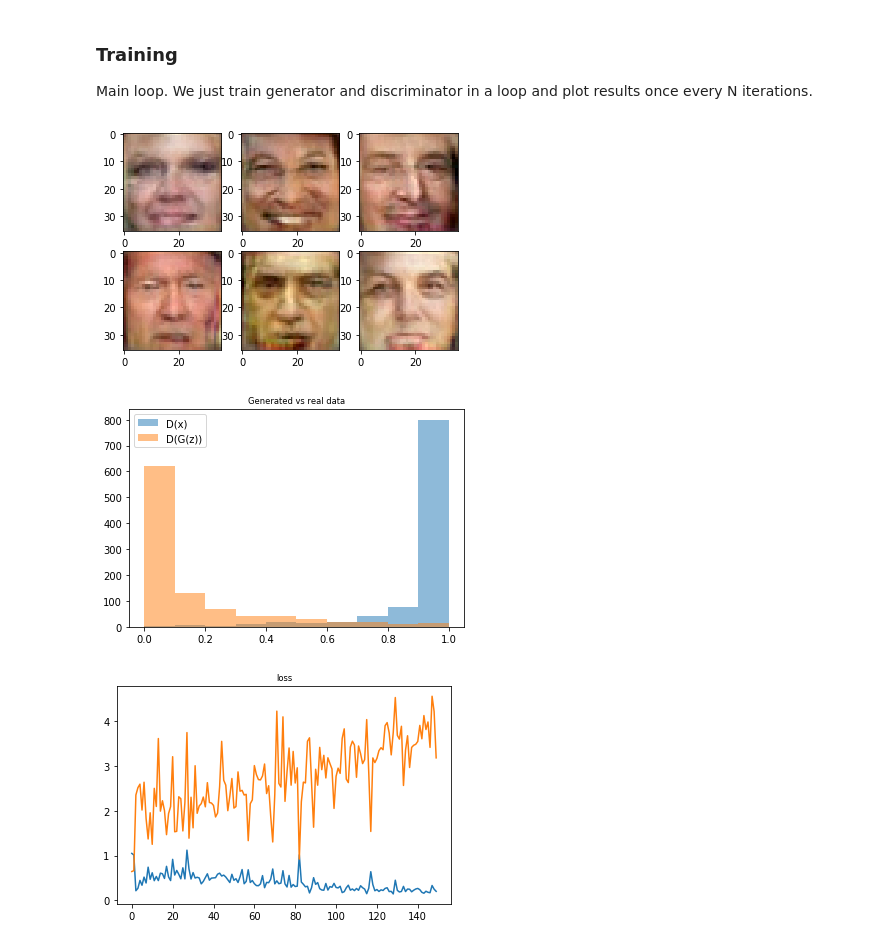
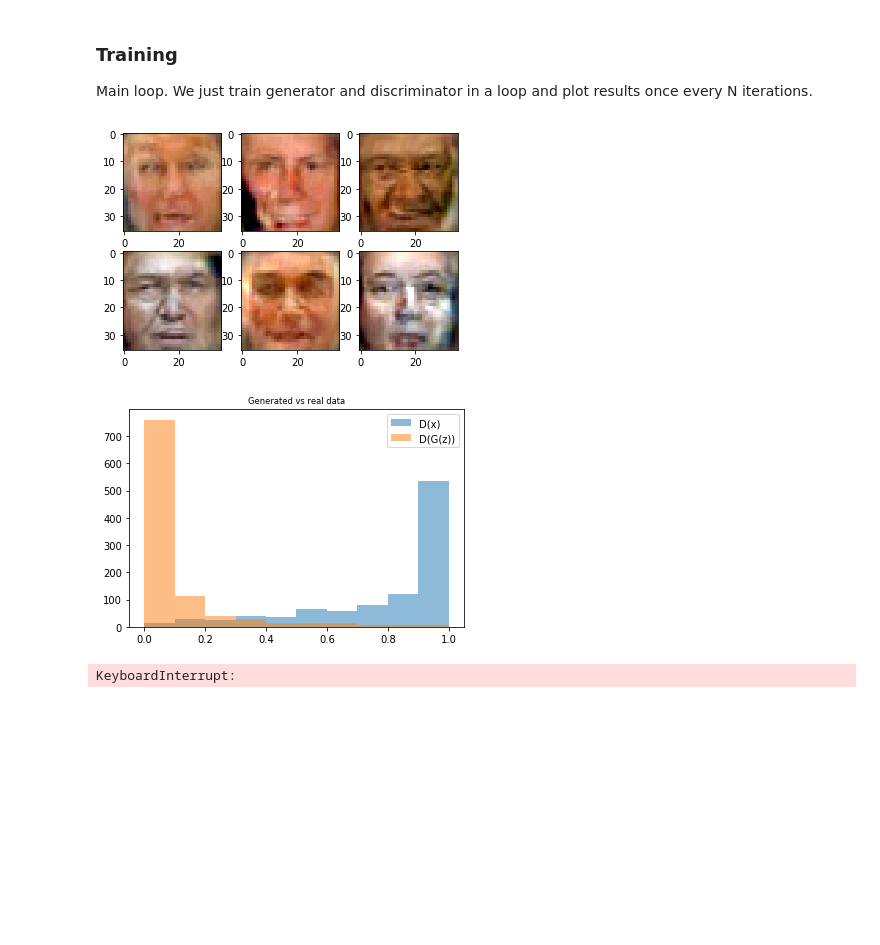
Before and after one commit to tsminhuang/coursera-advanced-machine-learning, a Jupyter notebook: intro-to-dl/week4/Adversarial-task.ipynb, the cells around one changed output. Cells and saved outputs as stored; diff of their text form; code cells hidden in the pictures; blank space fills up the shorter version.

```diff
--- a/intro-to-dl/week4/Adversarial-task.ipynb
+++ b/intro-to-dl/week4/Adversarial-task.ipynb
@@ -62,8 +65,8 @@ That makes the two of them:
 Before we dive into training them, let's construct the two networks.
 # %%
 import tensorflow as tf
-gpu_options = tf.GPUOptions(allow_growth=True,per_process_gpu_memory_fraction=0.333)
-s = tf.InteractiveSession(config=tf.ConfigProto(gpu_options=gpu_options))
+from keras_utils import reset_tf_session
+s = reset_tf_session()
 
 import keras
 from keras.models import Sequential
@@ -197,41 +197,26 @@ Main loop.
 We just train generator and discriminator in a loop and plot results once every N iterations.
 # %%
 from IPython import display
-from tqdm import tnrange
 
-d_loss_log = []
-g_loss_log = []
-
-for epoch in tnrange(15000):
+for epoch in tqdm_utils.tqdm_notebook_failsafe(range(50000)):
 
     feed_dict = {
         real_data:sample_data_batch(100),
         noise:sample_noise_batch(100)
     }
 
     for i in range(5):
         s.run(disc_optimizer,feed_dict)
 
-    loss = s.run(gen_optimizer,feed_dict)
+    s.run(gen_optimizer,feed_dict)
 
     if epoch %100==0:
         display.clear_output(wait=True)
         sample_images(2,3,True)
         sample_probas(1000)
-
-        loss = s.run(d_loss, feed_dict)
-        d_loss_log.append(loss)
-
-        loss = s.run(g_loss, feed_dict)
-        g_loss_log.append(loss)
-
-        plt.title('loss')
-        plt.plot(d_loss_log, label='d_loss')
-        plt.plot(g_loss_log, label='g_loss')
-        plt.show()
 # %% [output]
-[figure, old version]
+[figure, new version]
-[figure, old version]
+[figure, new version]
-[figure, removed]
+KeyboardInterrupt:
 # %%
 from submit_honor import submit_honor
```
Also changed, not shown: parts of 11 cells of this notebook, 29 other files.
